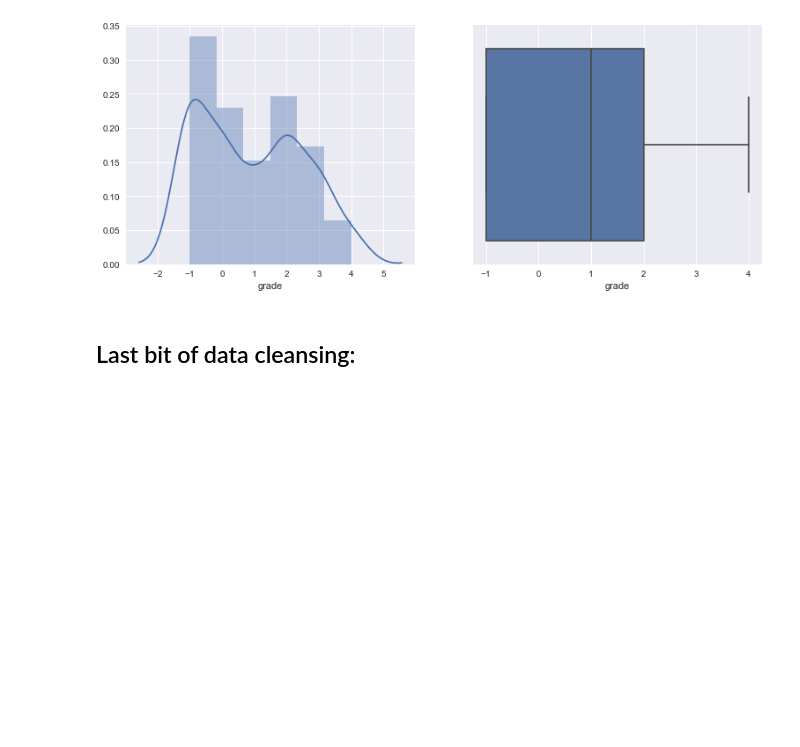
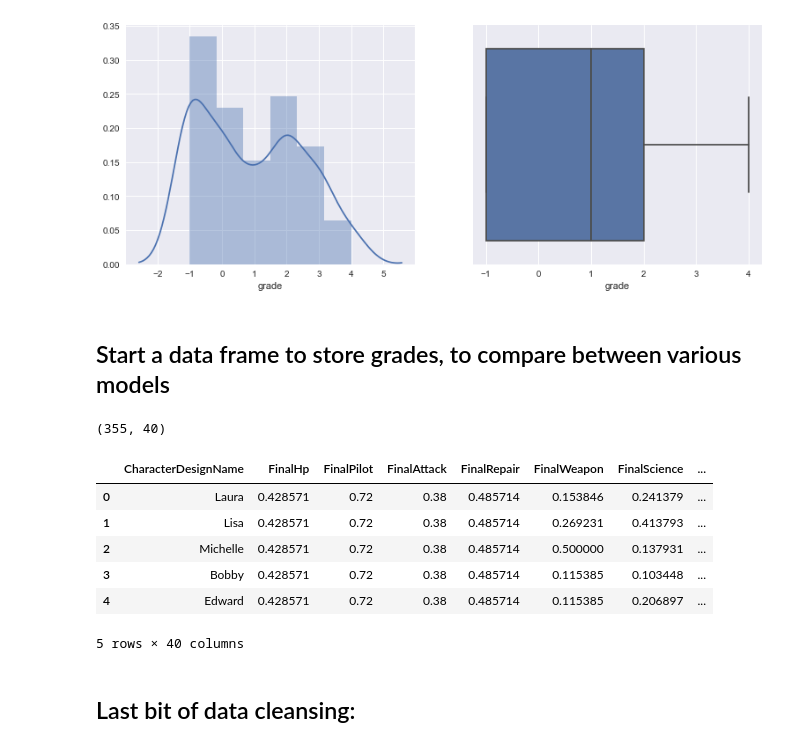
Before and after one commit to KrissyG-hub/PPG, a Jupyter notebook: CrewAPI_pullTest.ipynb, the cells around one changed output. Drawn from its saved outputs; the diff is of its cells as text; code cells hidden in the pictures; blank space fills up the shorter version.

```diff
--- a/CrewAPI_pullTest.ipynb
+++ b/CrewAPI_pullTest.ipynb
@@ -217,7 +205,7 @@ crewstats_db.head()
 # Normalize ability scores
 # (score-mean / stdev)
 
-p = True# for debugging
+p = False# for debugging
 
 # get a list of all of the abilities
 abilities = crew_df['SpecialAbilityType'].unique()
@@ -439,3 +369,31 @@ min       -1.000000
 max        4.000000
 Name: grade, dtype: float64
 [figure]
+# %% [markdown]
+## Start a data frame to store grades, to compare between various models
+# %%
+grade_comp_fulldata = crew_df_modeling.copy()
+grade_comp_fulldata.rename(columns={'grade': 'ManualGrade'}, inplace=True)
+
+print(grade_comp_fulldata.shape)
+
+# scale data columns to the 0-1 scale used by the models
+for i in range(0, len(grade_comp_fulldata.columns)):
+    data = grade_comp_fulldata[grade_comp_fulldata.columns[i]]
+
+    if data.dtype != 'object':  # don't scale text columns
+        if data.max() != 0:  # divide by zero error
+            grade_comp_fulldata[grade_comp_fulldata.columns[i]] = data/data.max()
+
+grade_comp_fulldata['ManualGrade'] = grade_comp_fulldata['ManualGrade']*4   # can't figure out how not to scale "grade". blurgh
+
+grade_comp_fulldata.head()
+# %% [output]
+(355, 40)
+|  | CharacterDesignName | FinalHp | FinalPilot | FinalAttack | FinalRepair | FinalWeapon | FinalScience | ... |
+| 0 | Laura | 0.428571 | 0.72 | 0.38 | 0.485714 | 0.153846 | 0.241379 | ... |
+| 1 | Lisa | 0.428571 | 0.72 | 0.38 | 0.485714 | 0.269231 | 0.413793 | ... |
+| 2 | Michelle | 0.428571 | 0.72 | 0.38 | 0.485714 | 0.500000 | 0.137931 | ... |
+| 3 | Bobby | 0.428571 | 0.72 | 0.38 | 0.485714 | 0.115385 | 0.103448 | ... |
+| 4 | Edward | 0.428571 | 0.72 | 0.38 | 0.485714 | 0.115385 | 0.206897 | ... |
+5 rows × 40 columns
```
Also changed, not shown: parts of 21 cells of this notebook, 2 other files.
